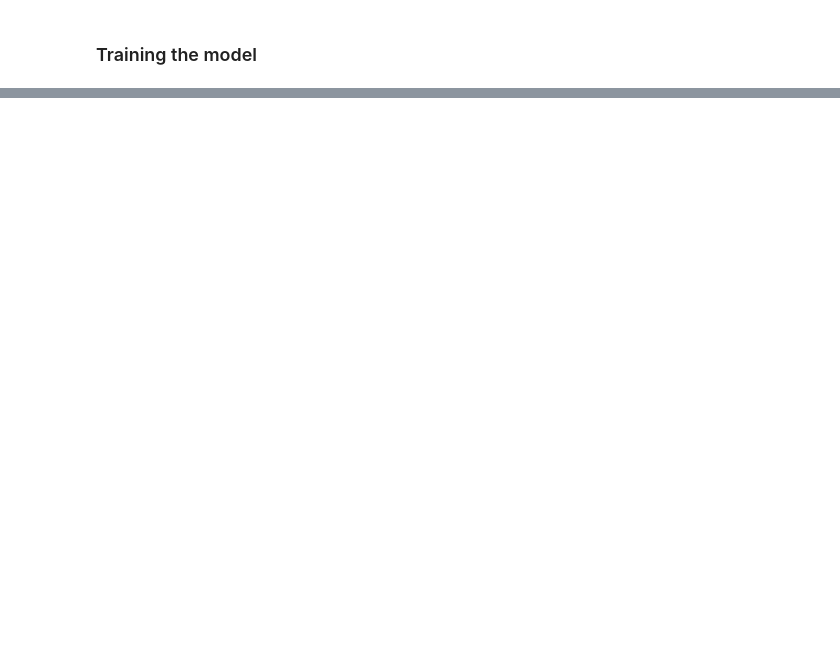
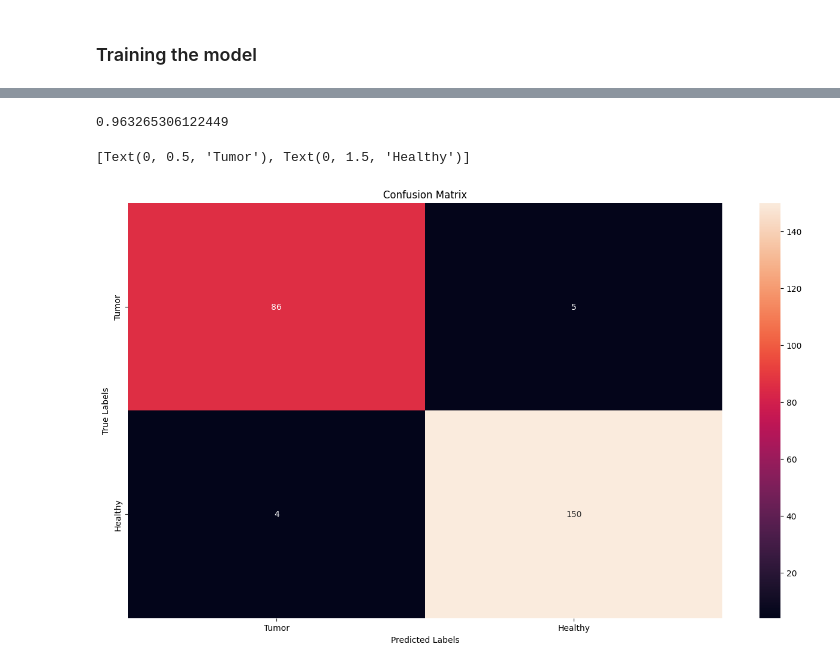
Before and after one commit to WHooper03/Tumor-Classification-Project, a Jupyter notebook: TumorProject.ipynb, the cells around one changed output, grey strips where cells are left out. Saved outputs shown, nothing was run; the diff lists cells and outputs as text; code cells hidden in the pictures; blank space fills up the shorter version.

Commit message:
Trained and evaluated the model

```diff
--- a/TumorProject.ipynb
+++ b/TumorProject.ipynb
@@ -176,0 +130,5 @@ class CNN(nn.Module):
+# %%
+eta = 0.0001
+optimizer = torch.optim.Adam(model.parameters(), lr=eta)
+dataloader = DataLoader(mri_dataset, batch_size=32, shuffle=True) #this is a copy of an above cell, make sure that the final project doesn't have both
+model.train()
@@ -176,0 +153,18 @@ class CNN(nn.Module):
+# %%
+epoch = 400
+for E in range(1, epoch): #here my losses are much much less than what I think they should be
+    losses = []
+    for D in dataloader:
+        optimizer.zero_grad() #important to call at the beginning of the epoch
+        data = D['image'].to(device)
+        label = D['label'].to(device)
+        y_hat = model(data)
+
+        #error/loss calc
+        error = nn.BCELoss()
+        loss = torch.sum(error(y_hat.squeeze(), label))
+        loss.backward()
+        optimizer.step()
+        losses.append(loss.item())
+    if (E+1) % 10 == 0:
+        print('Train Epoch: {}\tLoss: {:.6f}'.format(E+1, np.mean(losses)))
@@ -186,5 +191,6 @@ dataloader = DataLoader(mri_dataset, batch_size=32, shuffle=False) #this is a co
 # %%
 model.eval()
+dataloader = DataLoader(mri_dataset, batch_size=32, shuffle=False)
 outputs = []
 y_true = []
 
@@ -197,3 +203,6 @@ with torch.no_grad(): #this is j temporary for testing, w/o gradients
 
         outputs.append(y_hat.cpu().detach().numpy()) #this is appending results of the model as a copy on the cpu
         y_true.append(label.cpu().detach().numpy())
+
+outputs = np.concatenate(outputs, axis=0).squeeze()
+y_true = np.concatenate(y_true, axis=0).squeeze()
@@ -201,0 +209,25 @@ output = np.concatenate(outputs, axis=0)
+# %%
+def threshold(scores, threshold=0.50, minimum=0, maximum=1.0):
+    x = np.array(list(scores))
+    x[x >= threshold] = maximum
+    x[x < threshold] = minimum
+    return x
+# %%
+accuracy_score(y_true, threshold(outputs))
+# %% [output]
+0.963265306122449
+# %%
+cm = confusion_matrix(y_true, threshold(outputs))
+plt.figure(figsize=(16,9))
+
+ax = plt.subplot()
+sns.heatmap(cm, annot=True, fmt='g', ax=ax)
+
+ax.set_xlabel('Predicted Labels')
+ax.set_ylabel('True Labels')
+ax.set_title('Confusion Matrix')
+ax.xaxis.set_ticklabels(['Tumor','Healthy'])
+ax.yaxis.set_ticklabels(['Tumor','Healthy'])
+# %% [output]
+[Text(0, 0.5, 'Tumor'), Text(0, 1.5, 'Healthy')]
+[figure, added]
```
Also changed, not shown: parts of 19 cells of this notebook.
